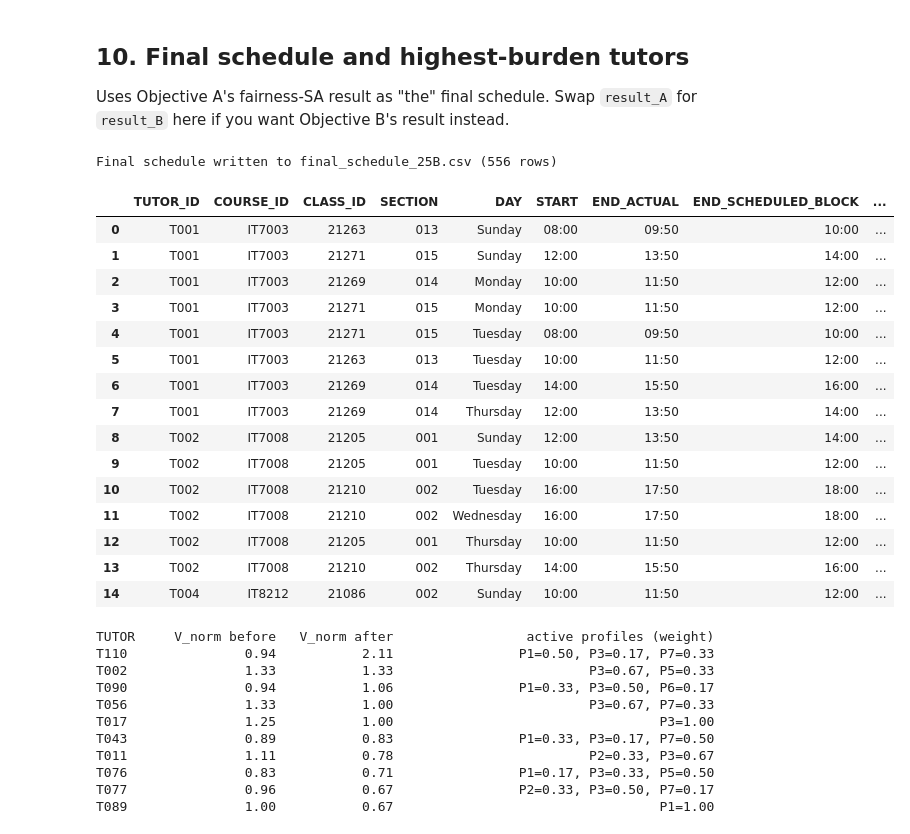
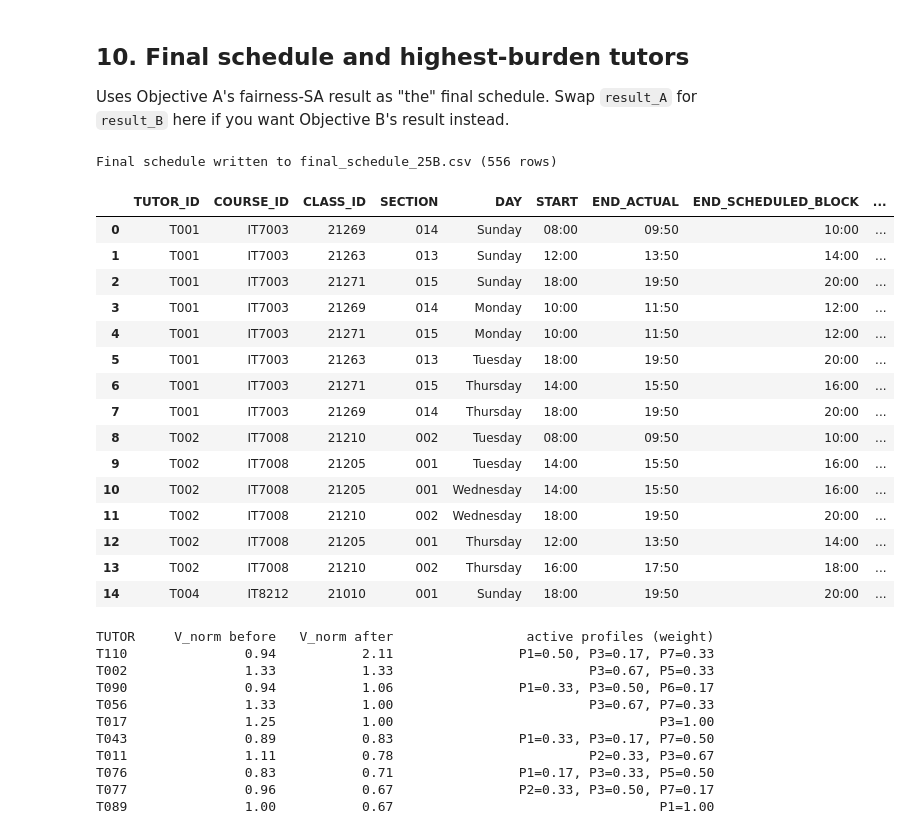
Before and after one commit to Narjis-hubail/Human-Centric-Timetabling, a Jupyter notebook: drafts/SA_Implementation_v4.ipynb, the cells around one changed output. Saved outputs shown, nothing was run; the diff lists cells and outputs as text; code cells hidden in the pictures.

```diff
--- a/drafts/SA_Implementation_v4.ipynb
+++ b/drafts/SA_Implementation_v4.ipynb
@@ -808,44 +808,44 @@ std   0.966092  1.229273  0.024187  0.015914  0.001357    0.021160  0.018752
 Uses Objective A's fairness-SA result as "the" final schedule. Swap `result_A` for
 `result_B` here if you want Objective B's result instead.
 # %%
-final_sessions = result_A["fairness_best"]
+final_sessions = result_B["fairness_best"]
 
 final_schedule_rows = []
 for s in sorted(final_sessions, key=lambda s: (s["tutor"], DAY_ORDER.index(s["day"]), s["start"])):
     real_end = s["start"] + s["duration"]
     final_schedule_rows.append({
         "TUTOR_ID": s["tutor"], "COURSE_ID": s["course"], "CLASS_ID": s["class_id"],
         "SECTION": s["section"], "DAY": s["day"],
         "START": f"{s['start']//60:02d}:{s['start']%60:02d}",
         "END_ACTUAL": f"{real_end//60:02d}:{real_end%60:02d}",
         "END_SCHEDULED_BLOCK": f"{session_end(s)//60:02d}:{session_end(s)%60:02d}",
         "SLOTS_NEEDED": s["slots_needed"],
         "ROOM_ID": s["room"], "ROOM_TYPE": room_type_by_id.get(s["room"]), "CAMPUS_ID": s["campus"],
         "MERGED_GROUP_ID": s["merged_group"] or "",
     })
 
 final_schedule_df = pd.DataFrame(final_schedule_rows)
 final_schedule_df.to_csv(f"final_schedule_{SEMESTER}.csv", index=False)
 print(f"Final schedule written to final_schedule_{SEMESTER}.csv ({len(final_schedule_df)} rows)")
 final_schedule_df.head(15)
 # %% [output]
 Final schedule written to final_schedule_25B.csv (556 rows)
 |  | TUTOR_ID | COURSE_ID | CLASS_ID | SECTION | DAY | START | END_ACTUAL | END_SCHEDULED_BLOCK | ... |
-| 0 | T001 | IT7003 | 21263 | 013 | Sunday | 08:00 | 09:50 | 10:00 | ... |
-| 1 | T001 | IT7003 | 21271 | 015 | Sunday | 12:00 | 13:50 | 14:00 | ... |
-| 2 | T001 | IT7003 | 21269 | 014 | Monday | 10:00 | 11:50 | 12:00 | ... |
-| 3 | T001 | IT7003 | 21271 | 015 | Monday | 10:00 | 11:50 | 12:00 | ... |
-| 4 | T001 | IT7003 | 21271 | 015 | Tuesday | 08:00 | 09:50 | 10:00 | ... |
-| 5 | T001 | IT7003 | 21263 | 013 | Tuesday | 10:00 | 11:50 | 12:00 | ... |
-| 6 | T001 | IT7003 | 21269 | 014 | Tuesday | 14:00 | 15:50 | 16:00 | ... |
-| 7 | T001 | IT7003 | 21269 | 014 | Thursday | 12:00 | 13:50 | 14:00 | ... |
-| 8 | T002 | IT7008 | 21205 | 001 | Sunday | 12:00 | 13:50 | 14:00 | ... |
-| 9 | T002 | IT7008 | 21205 | 001 | Tuesday | 10:00 | 11:50 | 12:00 | ... |
-| 10 | T002 | IT7008 | 21210 | 002 | Tuesday | 16:00 | 17:50 | 18:00 | ... |
-| 11 | T002 | IT7008 | 21210 | 002 | Wednesday | 16:00 | 17:50 | 18:00 | ... |
-| 12 | T002 | IT7008 | 21205 | 001 | Thursday | 10:00 | 11:50 | 12:00 | ... |
-| 13 | T002 | IT7008 | 21210 | 002 | Thursday | 14:00 | 15:50 | 16:00 | ... |
-| 14 | T004 | IT8212 | 21086 | 002 | Sunday | 10:00 | 11:50 | 12:00 | ... |
+| 0 | T001 | IT7003 | 21269 | 014 | Sunday | 08:00 | 09:50 | 10:00 | ... |
+| 1 | T001 | IT7003 | 21263 | 013 | Sunday | 12:00 | 13:50 | 14:00 | ... |
+| 2 | T001 | IT7003 | 21271 | 015 | Sunday | 18:00 | 19:50 | 20:00 | ... |
+| 3 | T001 | IT7003 | 21269 | 014 | Monday | 10:00 | 11:50 | 12:00 | ... |
+| 4 | T001 | IT7003 | 21271 | 015 | Monday | 10:00 | 11:50 | 12:00 | ... |
+| 5 | T001 | IT7003 | 21263 | 013 | Tuesday | 18:00 | 19:50 | 20:00 | ... |
+| 6 | T001 | IT7003 | 21271 | 015 | Thursday | 14:00 | 15:50 | 16:00 | ... |
+| 7 | T001 | IT7003 | 21269 | 014 | Thursday | 18:00 | 19:50 | 20:00 | ... |
+| 8 | T002 | IT7008 | 21210 | 002 | Tuesday | 08:00 | 09:50 | 10:00 | ... |
+| 9 | T002 | IT7008 | 21205 | 001 | Tuesday | 14:00 | 15:50 | 16:00 | ... |
+| 10 | T002 | IT7008 | 21205 | 001 | Wednesday | 14:00 | 15:50 | 16:00 | ... |
+| 11 | T002 | IT7008 | 21210 | 002 | Wednesday | 18:00 | 19:50 | 20:00 | ... |
+| 12 | T002 | IT7008 | 21205 | 001 | Thursday | 12:00 | 13:50 | 14:00 | ... |
+| 13 | T002 | IT7008 | 21210 | 002 | Thursday | 16:00 | 17:50 | 18:00 | ... |
+| 14 | T004 | IT8212 | 21010 | 001 | Sunday | 18:00 | 19:50 | 20:00 | ... |
 # %%
 final_V_norm = result_A["fairness"]["V_norm"]
 baseline_V_norm = result_A["baseline"]["V_norm"]
```
Also changed, not shown: parts of 1 cell of this notebook.
